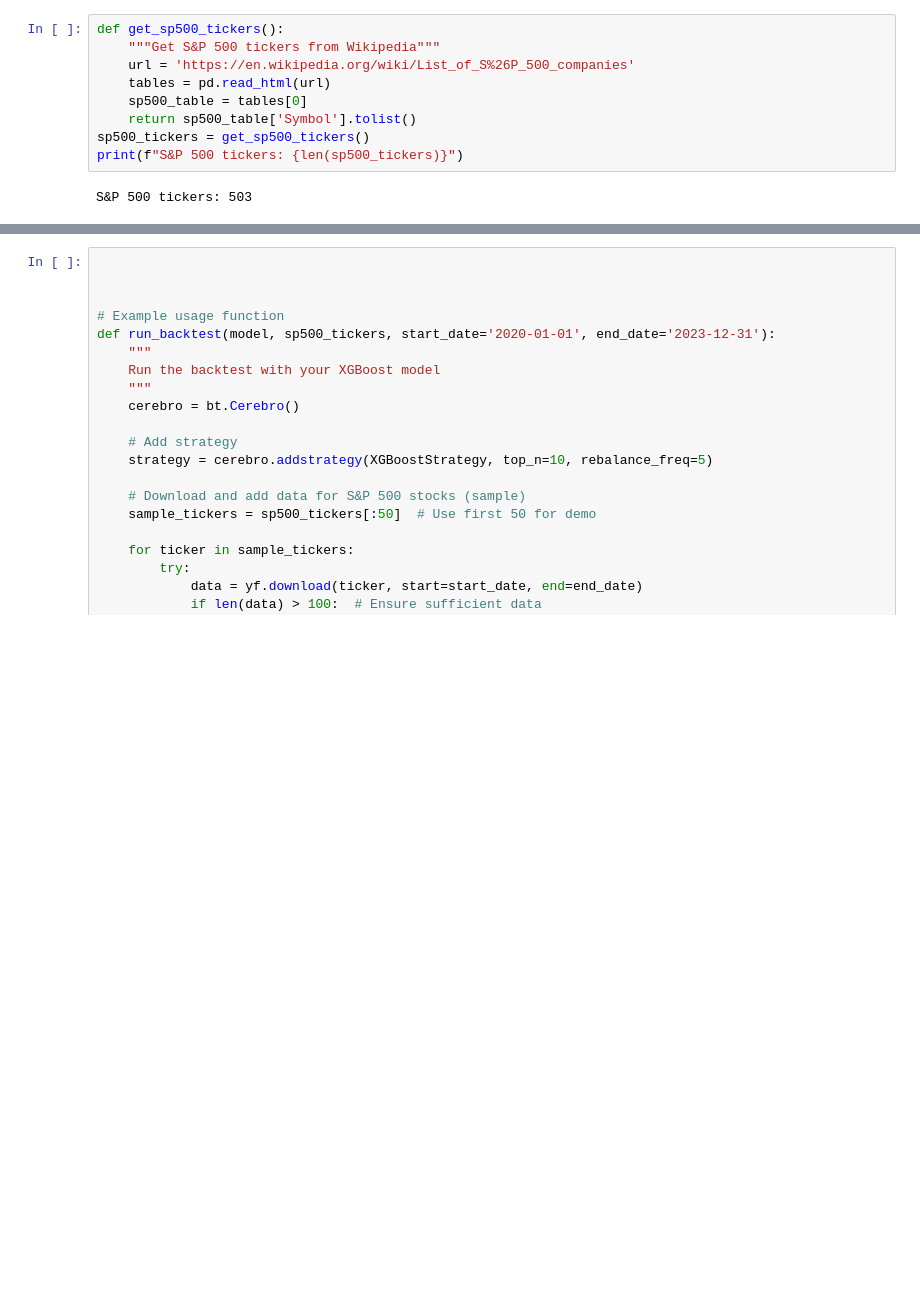
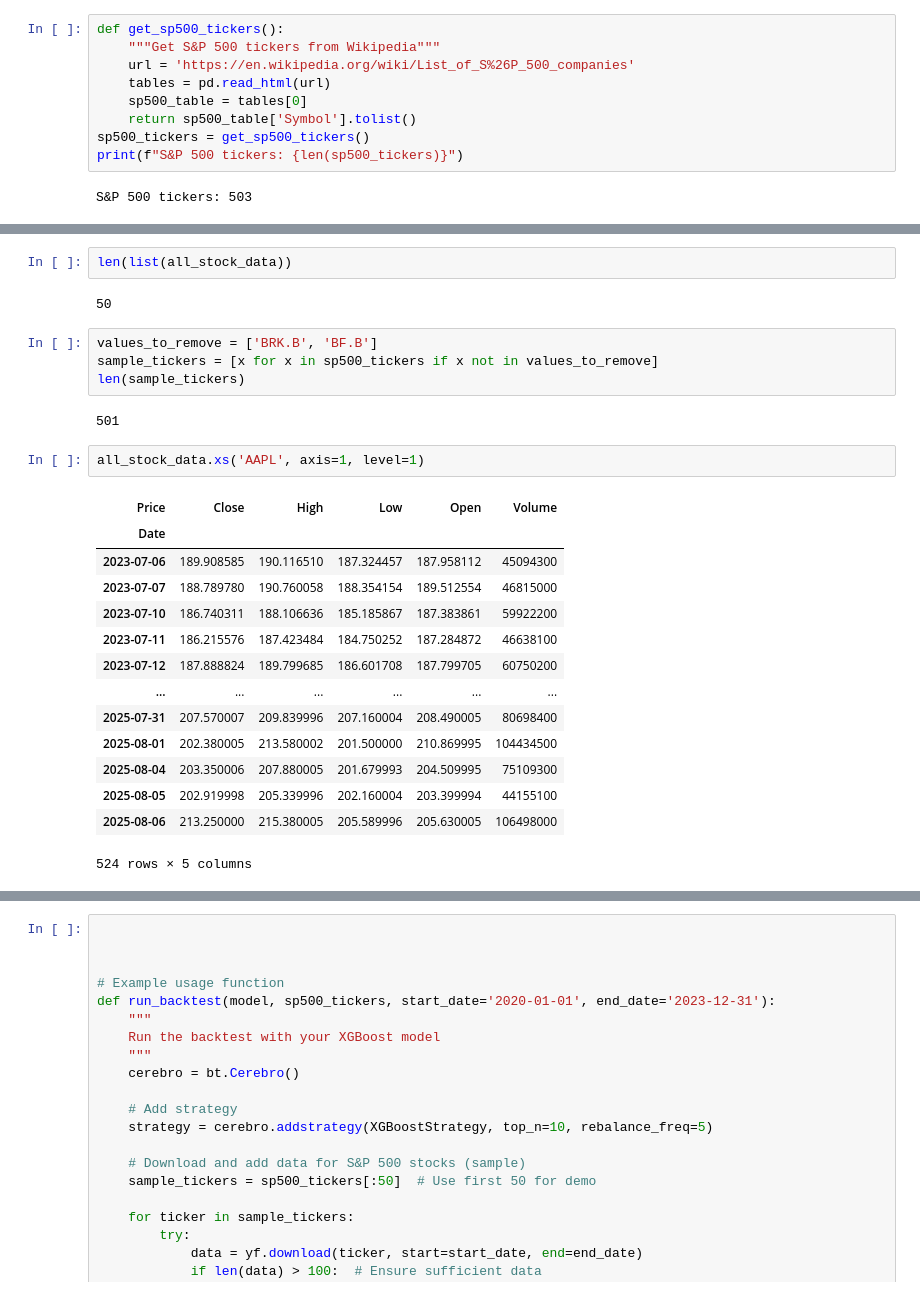
Before and after one commit to sminer3/finance, a Jupyter notebook: backtrader.ipynb, the cells around one changed output, grey strips where cells are left out. Cells and saved outputs as stored; diff of their text form; blank space fills up the shorter version.

```diff
--- a/backtrader.ipynb
+++ b/backtrader.ipynb
@@ -188,0 +581,27 @@ def run_backtest(sp500_tickers, start_date='2020-01-01', end_date='2023-12-31'):
+# %%
+len(list(all_stock_data))
+# %% [output]
+50
+# %%
+values_to_remove = ['BRK.B', 'BF.B']
+sample_tickers = [x for x in sp500_tickers if x not in values_to_remove]
+len(sample_tickers)
+# %% [output]
+501
+# %%
+all_stock_data.xs('AAPL', axis=1, level=1)
+# %% [output]
+| Price | Close | High | Low | Open | Volume |
+| Date |  |  |  |  |  |
+| 2023-07-06 | 189.908585 | 190.116510 | 187.324457 | 187.958112 | 45094300 |
+| 2023-07-07 | 188.789780 | 190.760058 | 188.354154 | 189.512554 | 46815000 |
+| 2023-07-10 | 186.740311 | 188.106636 | 185.185867 | 187.383861 | 59922200 |
+| 2023-07-11 | 186.215576 | 187.423484 | 184.750252 | 187.284872 | 46638100 |
+| 2023-07-12 | 187.888824 | 189.799685 | 186.601708 | 187.799705 | 60750200 |
+| ... | ... | ... | ... | ... | ... |
+| 2025-07-31 | 207.570007 | 209.839996 | 207.160004 | 208.490005 | 80698400 |
+| 2025-08-01 | 202.380005 | 213.580002 | 201.500000 | 210.869995 | 104434500 |
+| 2025-08-04 | 203.350006 | 207.880005 | 201.679993 | 204.509995 | 75109300 |
+| 2025-08-05 | 202.919998 | 205.339996 | 202.160004 | 203.399994 | 44155100 |
+| 2025-08-06 | 213.250000 | 215.380005 | 205.589996 | 205.630005 | 106498000 |
+524 rows × 5 columns
```
Also changed, not shown: parts of 18 cells of this notebook, 1 other file.
